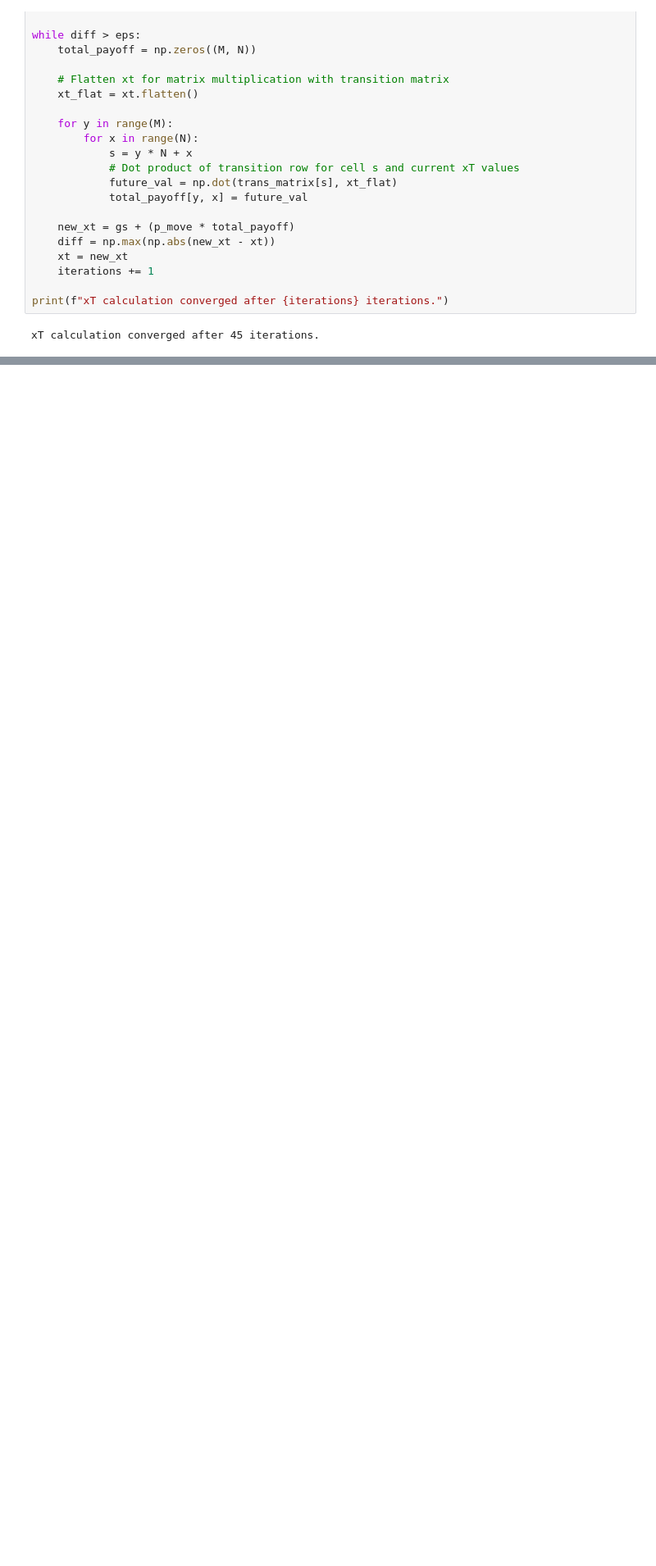
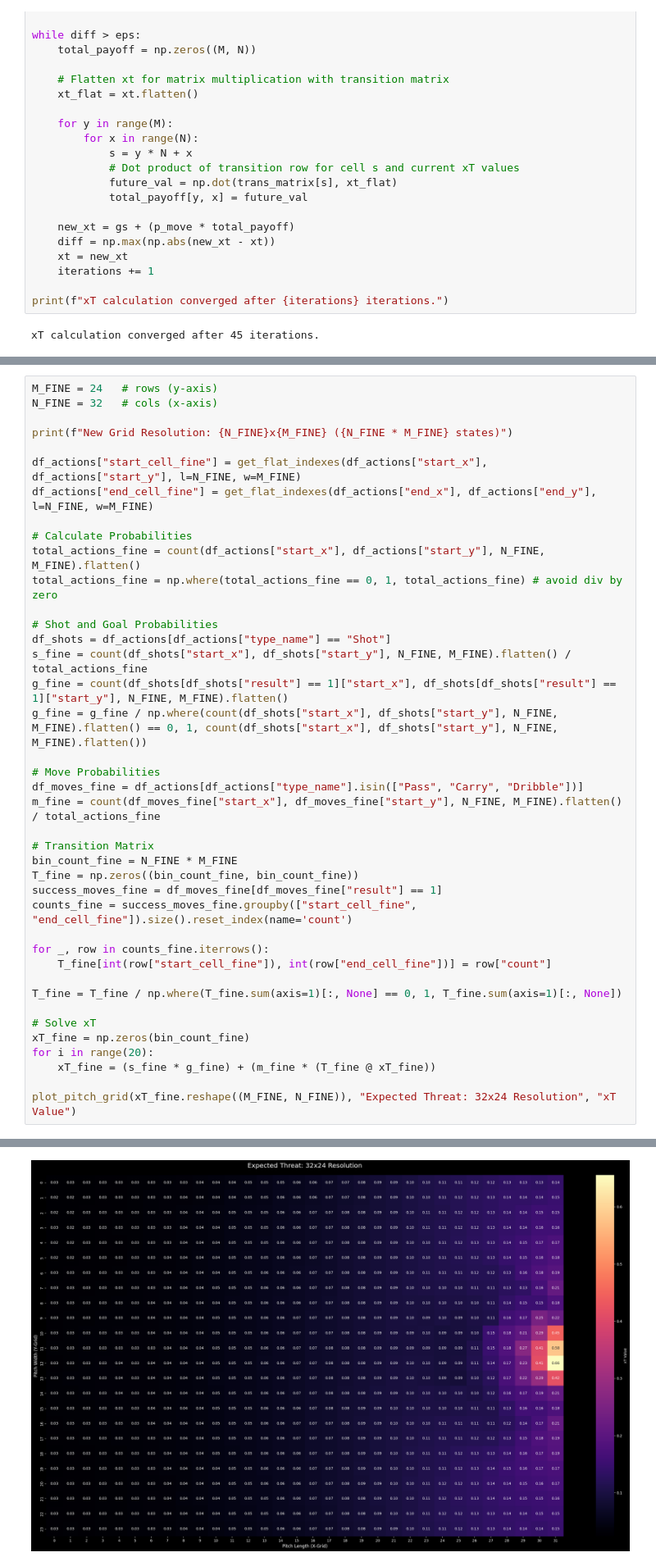
Before and after one commit to yizhan-tech/project_kick, a Jupyter notebook: football_metrics/xT/xT.ipynb, the cells around one changed output, grey strips where cells are left out. Shown at 82% size. Cells and saved outputs as stored; diff of their text form; blank space fills up the shorter version.

```diff
--- a/football_metrics/xT/xT.ipynb
+++ b/football_metrics/xT/xT.ipynb
@@ -468,0 +471,41 @@ plot_pitch_grid(
+# %%
+M_FINE = 24   # rows (y-axis)
+N_FINE = 32   # cols (x-axis)
+
+print(f"New Grid Resolution: {N_FINE}x{M_FINE} ({N_FINE * M_FINE} states)")
+
+df_actions["start_cell_fine"] = get_flat_indexes(df_actions["start_x"], df_actions["start_y"], l=N_FINE, w=M_FINE)
+df_actions["end_cell_fine"] = get_flat_indexes(df_actions["end_x"], df_actions["end_y"], l=N_FINE, w=M_FINE)
+
+# Calculate Probabilities
+total_actions_fine = count(df_actions["start_x"], df_actions["start_y"], N_FINE, M_FINE).flatten()
+total_actions_fine = np.where(total_actions_fine == 0, 1, total_actions_fine) # avoid div by zero
+
+# Shot and Goal Probabilities
+df_shots = df_actions[df_actions["type_name"] == "Shot"]
+s_fine = count(df_shots["start_x"], df_shots["start_y"], N_FINE, M_FINE).flatten() / total_actions_fine
+g_fine = count(df_shots[df_shots["result"] == 1]["start_x"], df_shots[df_shots["result"] == 1]["start_y"], N_FINE, M_FINE).flatten()
+g_fine = g_fine / np.where(count(df_shots["start_x"], df_shots["start_y"], N_FINE, M_FINE).flatten() == 0, 1, count(df_shots["start_x"], df_shots["start_y"], N_FINE, M_FINE).flatten())
+
+# Move Probabilities
+df_moves_fine = df_actions[df_actions["type_name"].isin(["Pass", "Carry", "Dribble"])]
+m_fine = count(df_moves_fine["start_x"], df_moves_fine["start_y"], N_FINE, M_FINE).flatten() / total_actions_fine
+
+# Transition Matrix
+bin_count_fine = N_FINE * M_FINE
+T_fine = np.zeros((bin_count_fine, bin_count_fine))
+success_moves_fine = df_moves_fine[df_moves_fine["result"] == 1]
+counts_fine = success_moves_fine.groupby(["start_cell_fine", "end_cell_fine"]).size().reset_index(name='count')
+
+for _, row in counts_fine.iterrows():
+    T_fine[int(row["start_cell_fine"]), int(row["end_cell_fine"])] = row["count"]
+
+T_fine = T_fine / np.where(T_fine.sum(axis=1)[:, None] == 0, 1, T_fine.sum(axis=1)[:, None])
+
+# Solve xT
+xT_fine = np.zeros(bin_count_fine)
+for i in range(20):
+    xT_fine = (s_fine * g_fine) + (m_fine * (T_fine @ xT_fine))
+
+plot_pitch_grid(xT_fine.reshape((M_FINE, N_FINE)), "Expected Threat: 32x24 Resolution", "xT Value")
+# %% [output]
@@ -468,0 +513 @@ plot_pitch_grid(
+[figure, added]
```
Also changed, not shown: parts of 13 cells of this notebook.
